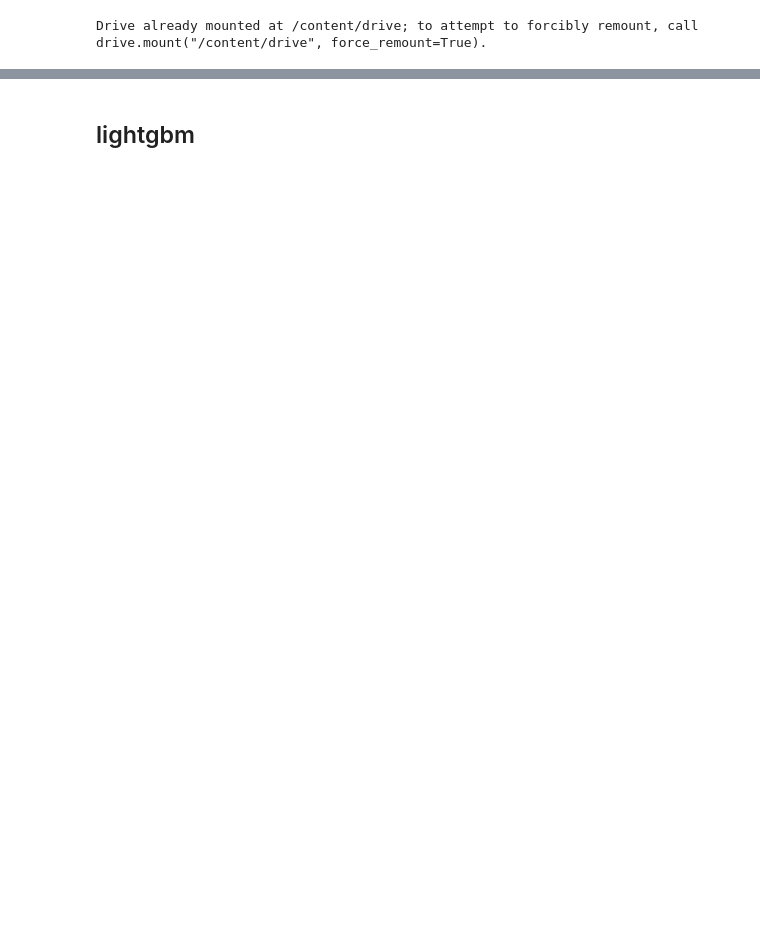
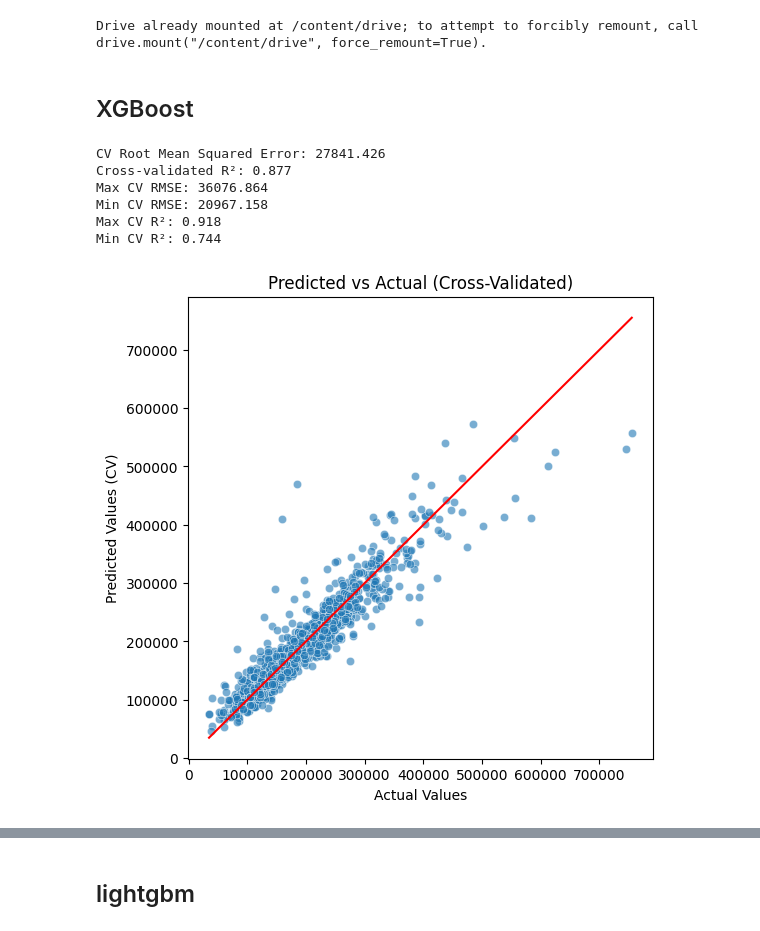
Before and after one commit to Bladys0710/housing-prices-ml-project, a Jupyter notebook: notebooks/02_Modeling_and_Evaluation.ipynb, the cells around one changed output, grey strips where cells are left out. Drawn from its saved outputs; the diff is of its cells as text; code cells hidden in the pictures; blank space fills up the shorter version.

Commit message:
[UPDATE] add plots.

```diff
--- a/notebooks/02_Modeling_and_Evaluation.ipynb
+++ b/notebooks/02_Modeling_and_Evaluation.ipynb
@@ -25,3 +26,71 @@ X_train = train_data.drop(columns=["Id", "SalePrice"])
 Y_train = train_data['SalePrice']
 
 X_test = test_data.drop(columns=["Id"])
+# %% [markdown]
+## XGBoost
+# %%
+from xgboost import XGBRegressor
+from sklearn.metrics import mean_squared_error, r2_score
+from sklearn.model_selection import cross_val_score, KFold, cross_val_predict
+import matplotlib.pyplot as plt
+import pandas as pd
+import numpy as np
+
+# Initialize XGBoost regressor
+model = XGBRegressor(
+    max_depth=3,
+    n_estimators=1767,         # equivalent to iterations/max_iter
+    learning_rate=0.027,
+    min_child_weight=9.869,
+    random_state=42,
+    subsample=0.6539999999999999,
+    colsample_bytree=0.733,
+)
+
+# K-Fold CV for regression
+cv = KFold(n_splits=10, shuffle=True, random_state=42)
+
+# Cross-validated predictions
+y_pred_cv = cross_val_predict(model, X_train, Y_train, cv=cv)
+
+# Calculate metrics
+mse = mean_squared_error(Y_train, y_pred_cv)
+r2 = r2_score(Y_train, y_pred_cv)
+rmse = np.sqrt(mse)  # Compute RMSE
+print(f"CV Root Mean Squared Error: {rmse:.3f}")
+print("Cross-validated R²:", round(r2, 3))
+
+# Calculate cross-validated scores
+mse_scores = -cross_val_score(model, X_train, Y_train, cv=cv, scoring='neg_mean_squared_error')
+rmse_scores = np.sqrt(mse_scores)  # RMSE per fold
+r2_scores = cross_val_score(model, X_train, Y_train, cv=cv, scoring='r2')
+print("Max CV RMSE:", round(rmse_scores.max(), 3))
+print("Min CV RMSE:", round(rmse_scores.min(), 3))
+print("Max CV R²:", round(r2_scores.max(), 3))
+print("Min CV R²:", round(r2_scores.min(), 3))
+
+# Retrain on the full training set
+model.fit(X_train, Y_train)
+
+# Predict on the test set
+Y_pred = model.predict(X_test)
+# %% [output]
+CV Root Mean Squared Error: 27841.426
+Cross-validated R²: 0.877
+Max CV RMSE: 36076.864
+Min CV RMSE: 20967.158
+Max CV R²: 0.918
+Min CV R²: 0.744
+# %%
+# Predicted vs Actual (CV)
+plt.figure(figsize=(6,6))
+sns.scatterplot(x=Y_train, y=y_pred_cv, alpha=0.6)
+sns.lineplot(x=[Y_train.min(), Y_train.max()],
+             y=[Y_train.min(), Y_train.max()],
+             color="red")
+plt.xlabel("Actual Values")
+plt.ylabel("Predicted Values (CV)")
+plt.title("Predicted vs Actual (Cross-Validated)")
+plt.show()
+# %% [output]
+[figure, added]
```
Also changed, not shown: parts of 31 cells of this notebook, 2 other files.
